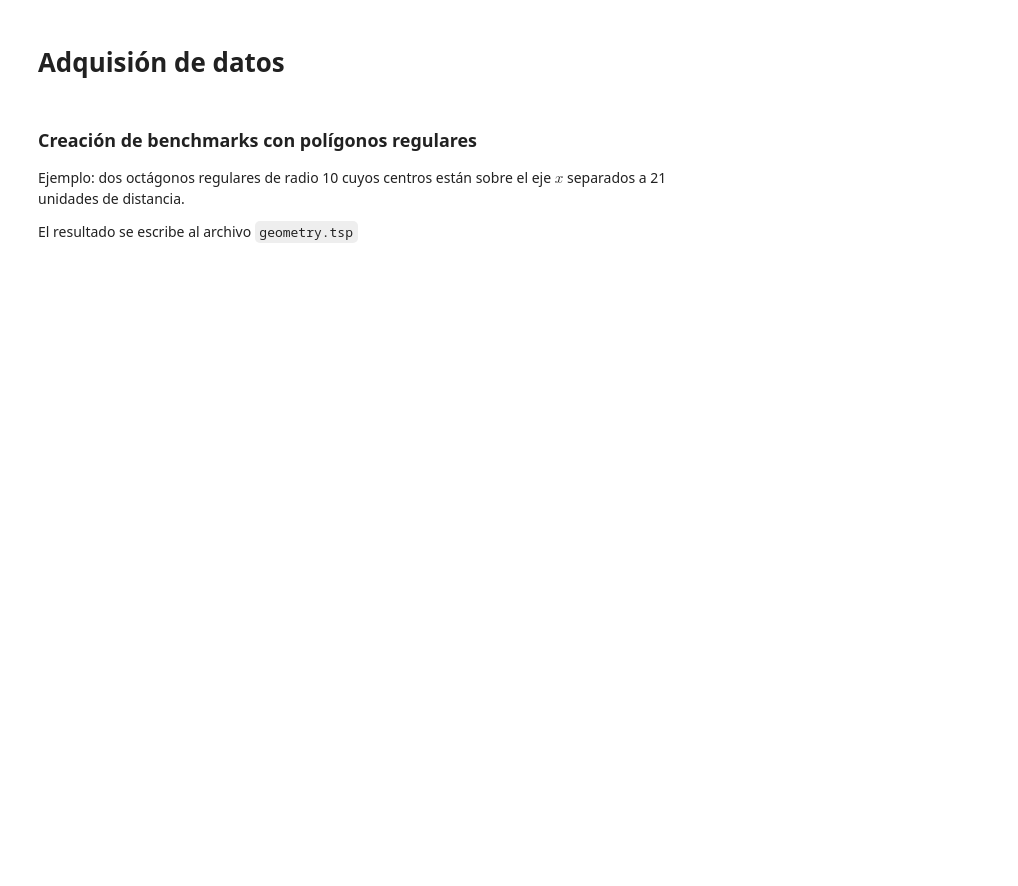
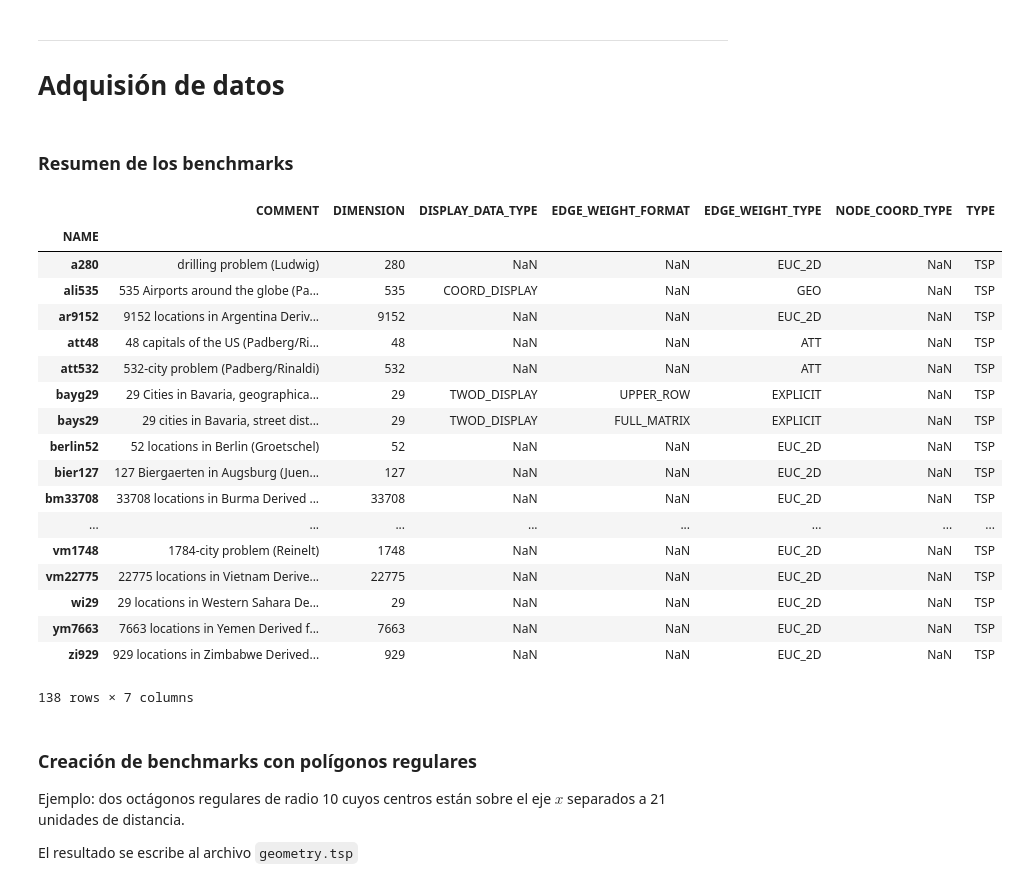
Before and after one commit to UABCENS-CE/tsp, a Jupyter notebook: Quick Start.ipynb, the cells around one changed output. Saved outputs shown, nothing was run; the diff lists cells and outputs as text; code cells hidden in the pictures; blank space fills up the shorter version.

```diff
--- a/Quick Start.ipynb
+++ b/Quick Start.ipynb
@@ -6,10 +9,36 @@ from tsp import benchmarks
 
 benchmark_path = r'benchmarks'
 # %% [markdown]
+---
 # Adquisión de datos
 # %%
 benchmarks.download_tsp_heidelberg(output_folder=benchmark_path)
 benchmarks.download_tsp_waterloo(output_folder=benchmark_path)
+# %% [markdown]
+### Resumen de los benchmarks
+# %%
+df = benchmarks.benchmark_folder_info(benchmark_path)
+df
+# %% [output]
+|  | COMMENT | DIMENSION | DISPLAY_DATA_TYPE | EDGE_WEIGHT_FORMAT | EDGE_WEIGHT_TYPE | NODE_COORD_TYPE | TYPE |
+| NAME |  |  |  |  |  |  |  |
+| a280 | drilling problem (Ludwig) | 280 | NaN | NaN | EUC_2D | NaN | TSP |
+| ali535 | 535 Airports around the globe (Pa... | 535 | COORD_DISPLAY | NaN | GEO | NaN | TSP |
+| ar9152 | 9152 locations in Argentina Deriv... | 9152 | NaN | NaN | EUC_2D | NaN | TSP |
+| att48 | 48 capitals of the US (Padberg/Ri... | 48 | NaN | NaN | ATT | NaN | TSP |
+| att532 | 532-city problem (Padberg/Rinaldi) | 532 | NaN | NaN | ATT | NaN | TSP |
+| bayg29 | 29 Cities in Bavaria, geographica... | 29 | TWOD_DISPLAY | UPPER_ROW | EXPLICIT | NaN | TSP |
+| bays29 | 29 cities in Bavaria, street dist... | 29 | TWOD_DISPLAY | FULL_MATRIX | EXPLICIT | NaN | TSP |
+| berlin52 | 52 locations in Berlin (Groetschel) | 52 | NaN | NaN | EUC_2D | NaN | TSP |
+| bier127 | 127 Biergaerten in Augsburg (Juen... | 127 | NaN | NaN | EUC_2D | NaN | TSP |
+| bm33708 | 33708 locations in Burma Derived ... | 33708 | NaN | NaN | EUC_2D | NaN | TSP |
+| ... | ... | ... | ... | ... | ... | ... | ... |
+| vm1748 | 1784-city problem (Reinelt) | 1748 | NaN | NaN | EUC_2D | NaN | TSP |
+| vm22775 | 22775 locations in Vietnam Derive... | 22775 | NaN | NaN | EUC_2D | NaN | TSP |
+| wi29 | 29 locations in Western Sahara De... | 29 | NaN | NaN | EUC_2D | NaN | TSP |
+| ym7663 | 7663 locations in Yemen Derived f... | 7663 | NaN | NaN | EUC_2D | NaN | TSP |
+| zi929 | 929 locations in Zimbabwe Derived... | 929 | NaN | NaN | EUC_2D | NaN | TSP |
+138 rows × 7 columns
 # %% [markdown]
 ### Creación de benchmarks con polígonos regulares
 Ejemplo: dos octágonos regulares de radio 10 cuyos centros están sobre el eje $x$ separados a 21 unidades de distancia.
```
Also changed, not shown: parts of 11 cells of this notebook, 4 other files.
